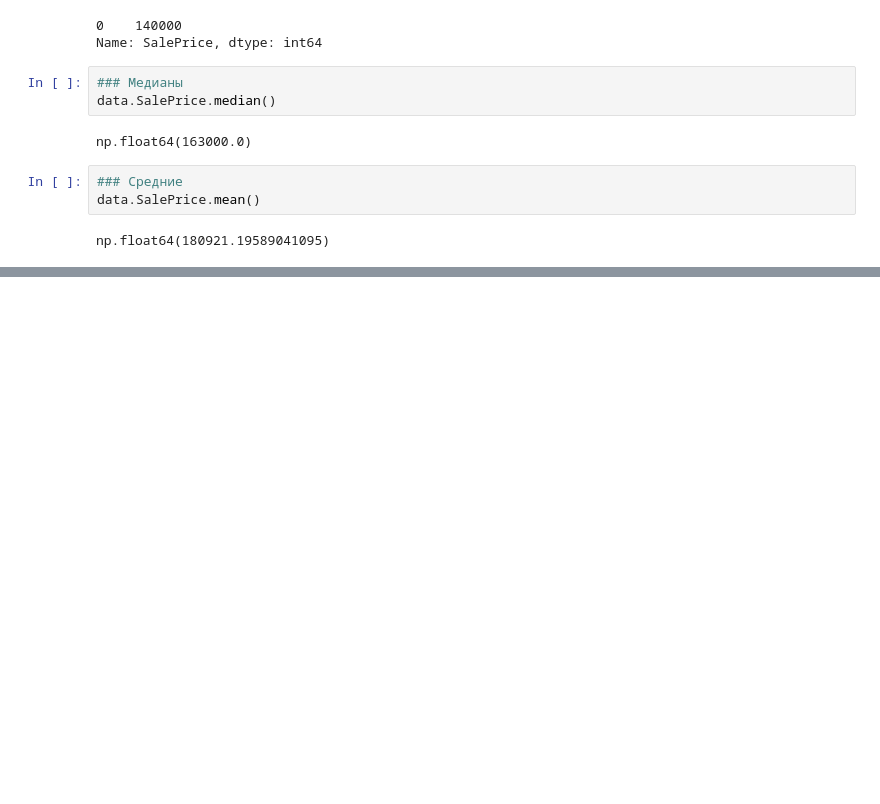
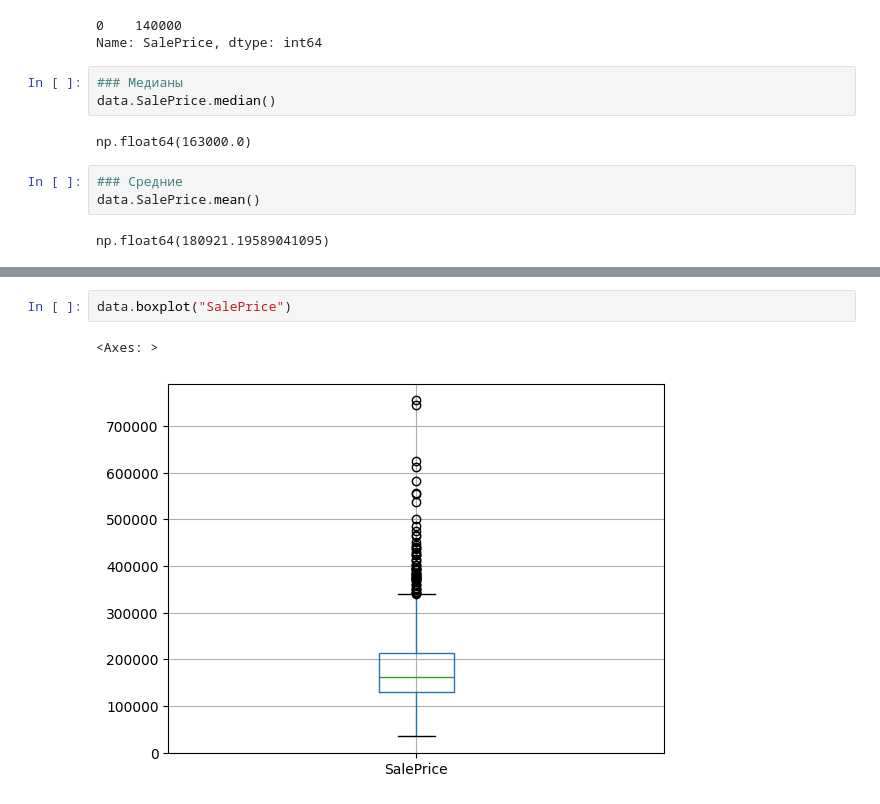
Before and after one commit to YakubovSlava/Lections_DS, a Jupyter notebook: Seminars/02_seminar_statistic/statistic.ipynb, the cells around one changed output, grey strips where cells are left out. Saved outputs shown, nothing was run; the diff lists cells and outputs as text; blank space fills up the shorter version.

```diff
--- a/Seminars/02_seminar_statistic/statistic.ipynb
+++ b/Seminars/02_seminar_statistic/statistic.ipynb
@@ -254,0 +278,5 @@ Name: count, dtype: int64
+# %%
+data.boxplot("SalePrice")
+# %% [output]
+<Axes: >
+[figure, added]
```
Also changed, not shown: parts of 28 cells of this notebook.
